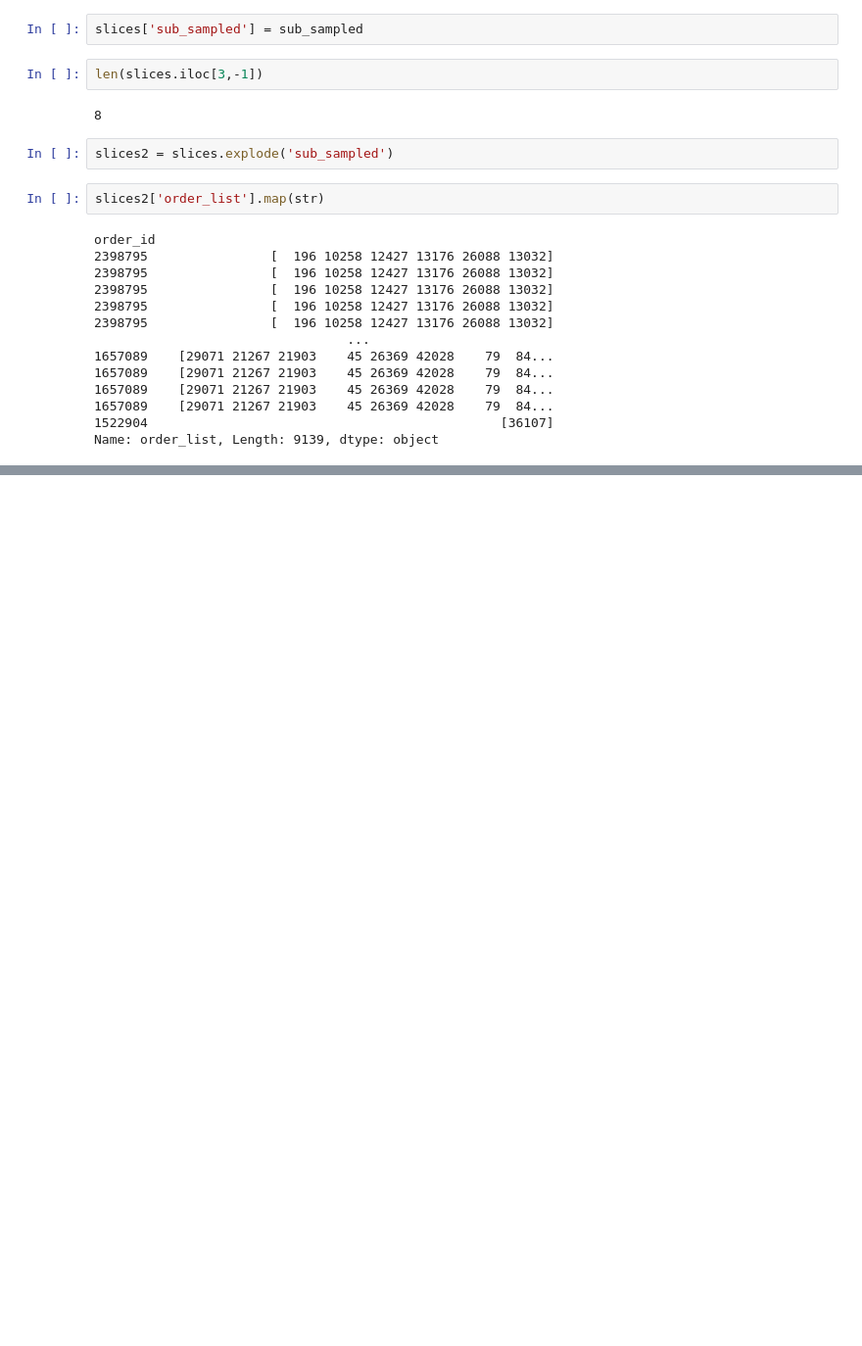
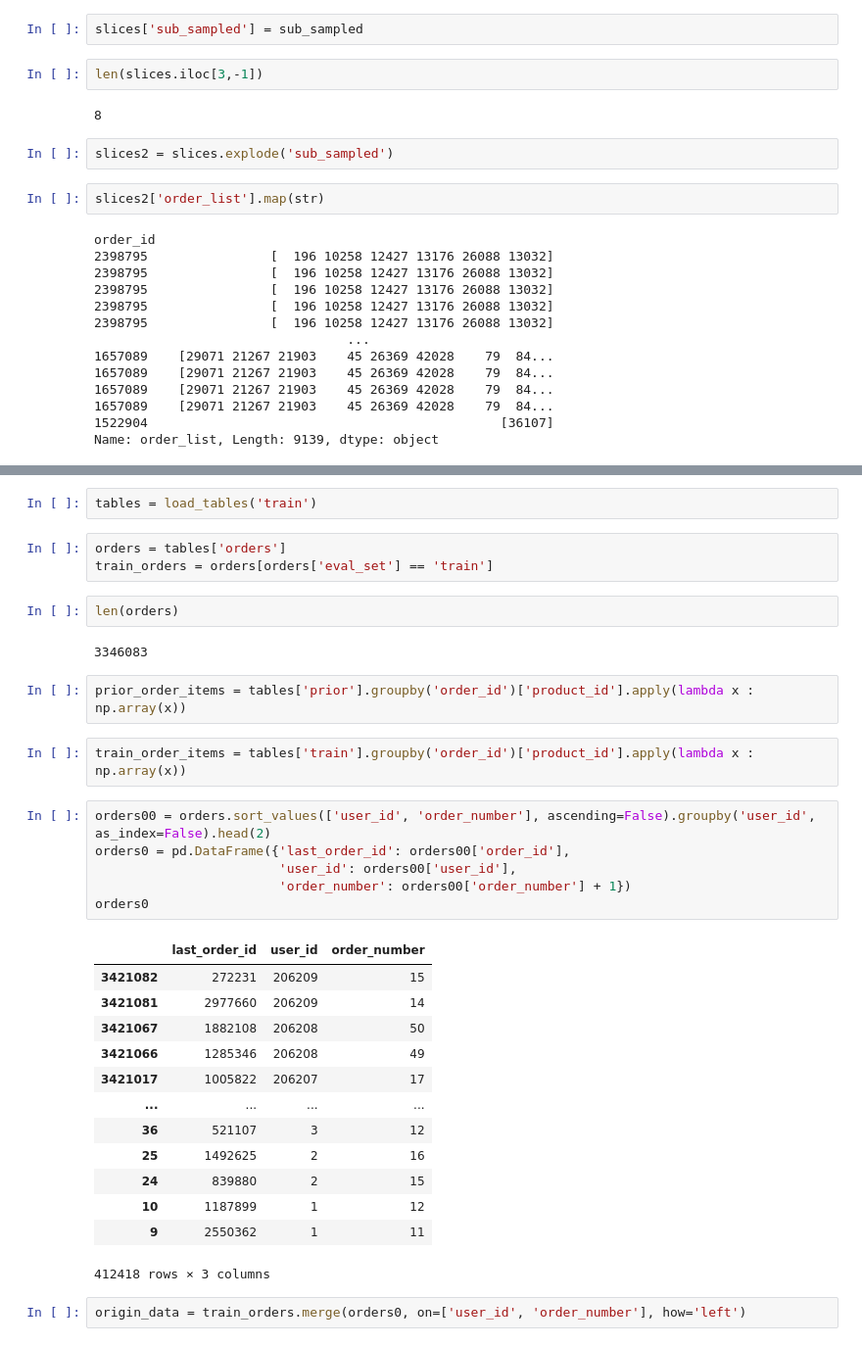
Before and after one commit to kungtalon/recstar, a Jupyter notebook: recall/src/main/python/youtubeNet/test.ipynb, the cells around one changed output, grey strips where cells are left out. Shown at 98% size. Drawn from its saved outputs; the diff is of its cells as text; blank space fills up the shorter version.

```diff
--- a/recall/src/main/python/youtubeNet/test.ipynb
+++ b/recall/src/main/python/youtubeNet/test.ipynb
@@ -265,0 +330,35 @@ Name: order_list, Length: 9139, dtype: object
+# %%
+tables = load_tables('train')
+# %%
+orders = tables['orders']
+train_orders = orders[orders['eval_set'] == 'train']
+# %%
+len(orders)
+# %% [output]
+3346083
+# %%
+prior_order_items = tables['prior'].groupby('order_id')['product_id'].apply(lambda x : np.array(x))
+# %%
+train_order_items = tables['train'].groupby('order_id')['product_id'].apply(lambda x : np.array(x))
+# %%
+orders00 = orders.sort_values(['user_id', 'order_number'], ascending=False).groupby('user_id', as_index=False).head(2)
+orders0 = pd.DataFrame({'last_order_id': orders00['order_id'],
+                        'user_id': orders00['user_id'],
+                        'order_number': orders00['order_number'] + 1})
+orders0
+# %% [output]
+|  | last_order_id | user_id | order_number |
+| 3421082 | 272231 | 206209 | 15 |
+| 3421081 | 2977660 | 206209 | 14 |
+| 3421067 | 1882108 | 206208 | 50 |
+| 3421066 | 1285346 | 206208 | 49 |
+| 3421017 | 1005822 | 206207 | 17 |
+| ... | ... | ... | ... |
+| 36 | 521107 | 3 | 12 |
+| 25 | 1492625 | 2 | 16 |
+| 24 | 839880 | 2 | 15 |
+| 10 | 1187899 | 1 | 12 |
+| 9 | 2550362 | 1 | 11 |
+412418 rows × 3 columns
+# %%
+origin_data = train_orders.merge(orders0, on=['user_id', 'order_number'], how='left')
```
Also changed, not shown: parts of 14 cells of this notebook, 3 other files.
